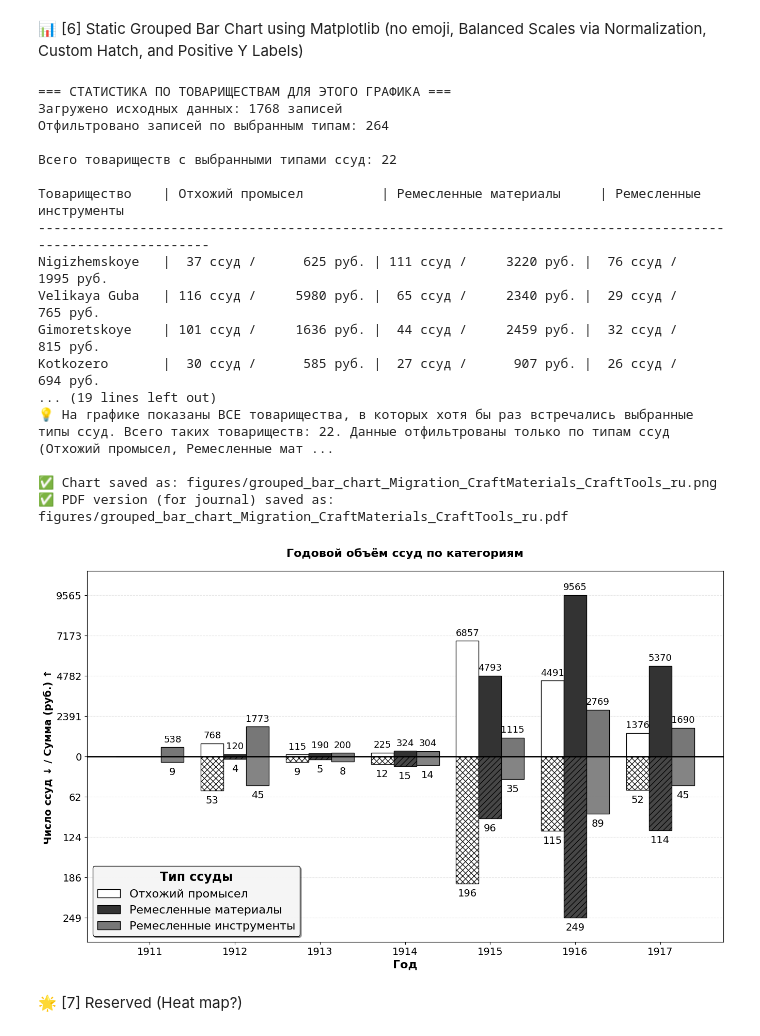
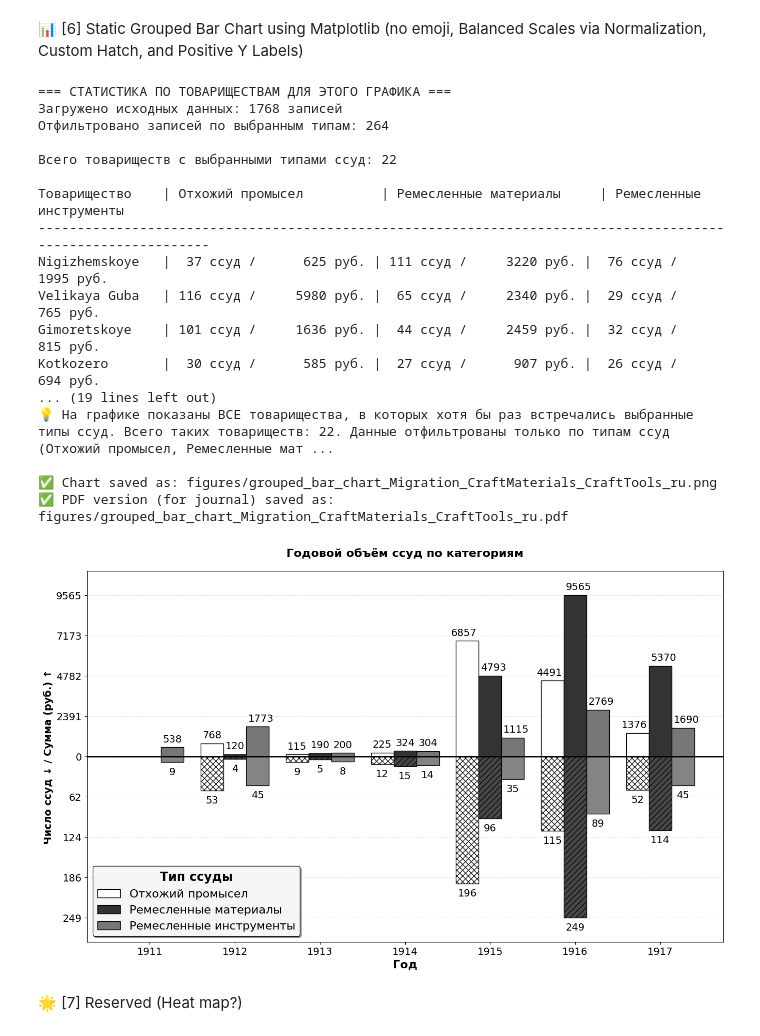
Before and after one commit to componavt/LLLE-R1900s, a Jupyter notebook: src/visualization/grouped_bar_chart_bw.ipynb, the cells around one changed output. Saved outputs shown, nothing was run; the diff lists cells and outputs as text; code cells hidden in the pictures.

Commit message:
more pleasure graphics

```diff
--- a/src/visualization/grouped_bar_chart_bw.ipynb
+++ b/src/visualization/grouped_bar_chart_bw.ipynb
@@ -469,14 +469,29 @@ for i, item in enumerate(credit_items):
     )
     # Add amount labels (real rubles as integers)
     for j, (bar, val_str) in enumerate(zip(bars, amount_annotations_rub[item])):
-        if val_str:
-            ax1.text(
-                bar.get_x() + bar.get_width() / 2,
-                bar.get_height() + 0.02,
-                val_str,
-                ha='center', va='bottom', fontsize=13, #fontweight='bold',  # Increased font size
-                zorder=4
-            )
+      if val_str:
+        # Convert string back to integer to check value
+        val_num = int(val_str)
+
+        # Calculate base x position
+        text_x = bar.get_x() + bar.get_width() / 2
+
+        # Special right shift for CraftTools (Ремесленные инструменты) to avoid overlap and high rectangles
+        if item in ("CraftTools", "CraftMaterials") and val_num > 1000:
+            # Shift right by approximately 3 pixels (relative to data coordinates)
+            # This is a small shift - about 5% of bar width
+            text_x += bar.get_width() * 0.15
+
+        if item == "Migration" and val_num > 1000:
+            text_x -= bar.get_width() * 0.15
+
+        ax1.text(
+            text_x,
+            bar.get_height() + 0.02,
+            val_str,
+            ha='center', va='bottom', fontsize=14, #fontweight='bold',
+            zorder=4
+        )
 
 # Plot downward bars (normalized count: [0, -1])
 for i, item in enumerate(credit_items):
@@ -578,34 +593,34 @@ filename = f"grouped_bar_chart_{items_str}_{lang_suffix}.png"
 filepath = os.path.join(output_dir, filename)
 
 plt.savefig(filepath, dpi=300, bbox_inches='tight')
 print(f"\n✅ Chart saved as: {filepath}")
 
 # Save PDF version for journal publication
 pdf_filename = f"grouped_bar_chart_{items_str}_{lang_suffix}.pdf"
 pdf_filepath = os.path.join(output_dir, pdf_filename)
 plt.savefig(pdf_filepath, bbox_inches='tight')
 print(f"✅ PDF version (for journal) saved as: {pdf_filepath}")
 
 plt.show()
 # %% [output]
 === СТАТИСТИКА ПО ТОВАРИЩЕСТВАМ ДЛЯ ЭТОГО ГРАФИКА ===
 Загружено исходных данных: 1768 записей
 Отфильтровано записей по выбранным типам: 264
 
 Всего товариществ с выбранными типами ссуд: 22
 
 Товарищество    | Отхожий промысел          | Ремесленные материалы     | Ремесленные инструменты
 --------------------------------------------------------------------------------------------------------------
 Nigizhemskoye   |  37 ссуд /      625 руб. | 111 ссуд /     3220 руб. |  76 ссуд /     1995 руб.
 Velikaya Guba   | 116 ссуд /     5980 руб. |  65 ссуд /     2340 руб. |  29 ссуд /      765 руб.
 Gimoretskoye    | 101 ссуд /     1636 руб. |  44 ссуд /     2459 руб. |  32 ссуд /      815 руб.
 Kotkozero       |  30 ссуд /      585 руб. |  27 ссуд /      907 руб. |  26 ссуд /      694 руб.
 ... (19 lines left out)
 💡 На графике показаны ВСЕ товарищества, в которых хотя бы раз встречались выбранные типы ссуд. Всего таких товариществ: 22. Данные отфильтрованы только по типам ссуд (Отхожий промысел, Ремесленные мат ...
 
 ✅ Chart saved as: figures/grouped_bar_chart_Migration_CraftMaterials_CraftTools_ru.png
 ✅ PDF version (for journal) saved as: figures/grouped_bar_chart_Migration_CraftMaterials_CraftTools_ru.pdf
-[figure, old version]
+[figure, new version]
 # %% [markdown]
 🌟 [7] Reserved (Heat map?)
 # %% [markdown]
```
Also changed, not shown: parts of 1 cell of this notebook.
